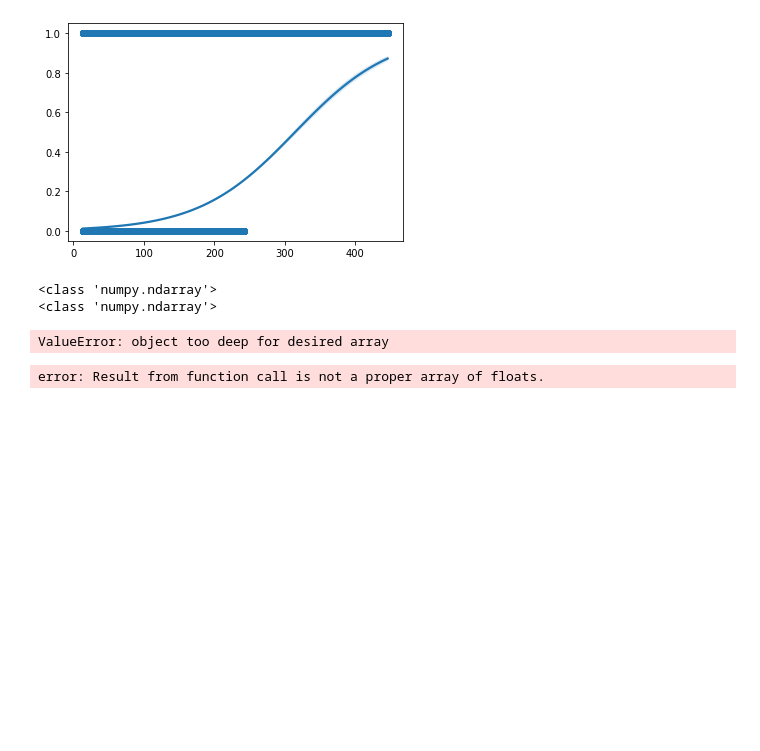
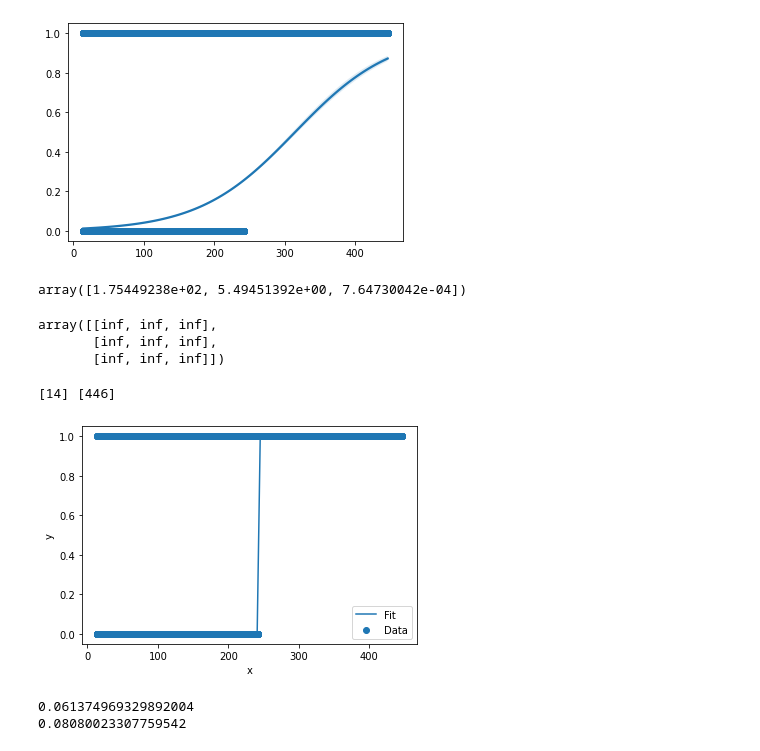
Before and after one commit to TanyaradzwaGozhora/Analyzing-Default-Probabilities, a Jupyter notebook: temp.ipynb, the cells around one changed output. Cells and saved outputs as stored; diff of their text form; code cells hidden in the pictures; blank space fills up the shorter version.

Commit message:
Model done :)

```diff
--- a/temp.ipynb
+++ b/temp.ipynb
@@ -5,3 +5,4 @@ from scipy.optimize import curve_fit
 # %%
 df = pd.read_csv('data_csv.csv', index_col='loan_applicant_id')
 df.head()
+df = df.dropna()
@@ -82,9 +95,56 @@ def f(x,b,mu,sigma):
     return result
 # %%
 from scipy.optimize import curve_fit
-popt, pcov = curve_fit(f, x_train, y_train.astype(float))
+popt, pcov = curve_fit(f, x_train.astype(float), y_train.astype(float),maxfev=1000000)
-# %% [output]
-<class 'numpy.ndarray'>
-<class 'numpy.ndarray'>
-ValueError: object too deep for desired array
-error: Result from function call is not a proper array of floats.
+# %%
+popt
+# %% [output]
+array([1.75449238e+02, 5.49451392e+00, 7.64730042e-04])
+# %%
+pcov
+# %% [output]
+array([[inf, inf, inf],
+       [inf, inf, inf],
+       [inf, inf, inf]])
+# %%
+print(min(x_test), max(x_test))
+# %% [output]
+[14] [446]
+# %%
+# generate some sample data
+# X =
+# ydata = func(X, 2.5, 1.3, 0.5) + 0.2 * np.random.normal(size=len(xdata))
+
+# perform the curve fit
+# popt, pcov = curve_fit(func, xdata, ydata)
+
+# plot the original data
+plt.scatter(x_test, y_test, label='Data')
+
+# plot the fitted curve
+xfit = np.linspace(x_test.min(), x_test.max(), 100)
+yfit = f(xfit, *popt)
+plt.plot(xfit, yfit, label='Fit')
+
+# add labels and legend
+plt.xlabel('x')
+plt.ylabel('y')
+plt.legend()
+
+# show the plot
+plt.show()
+# %% [output]
+[figure, added]
+# %%
+# Comparision of mean squared error for both models
+# Our model
+from sklearn.metrics import mean_squared_error
+predictions = f(x_test, *popt)
+print(mean_squared_error(y_test, predictions))
+
+# Log model
+predictions = logreg.predict(x_test)
+print(mean_squared_error(y_test, predictions))
+# %% [output]
+0.061374969329892004
+0.08080023307759542
```
Also changed, not shown: parts of 4 cells of this notebook.
